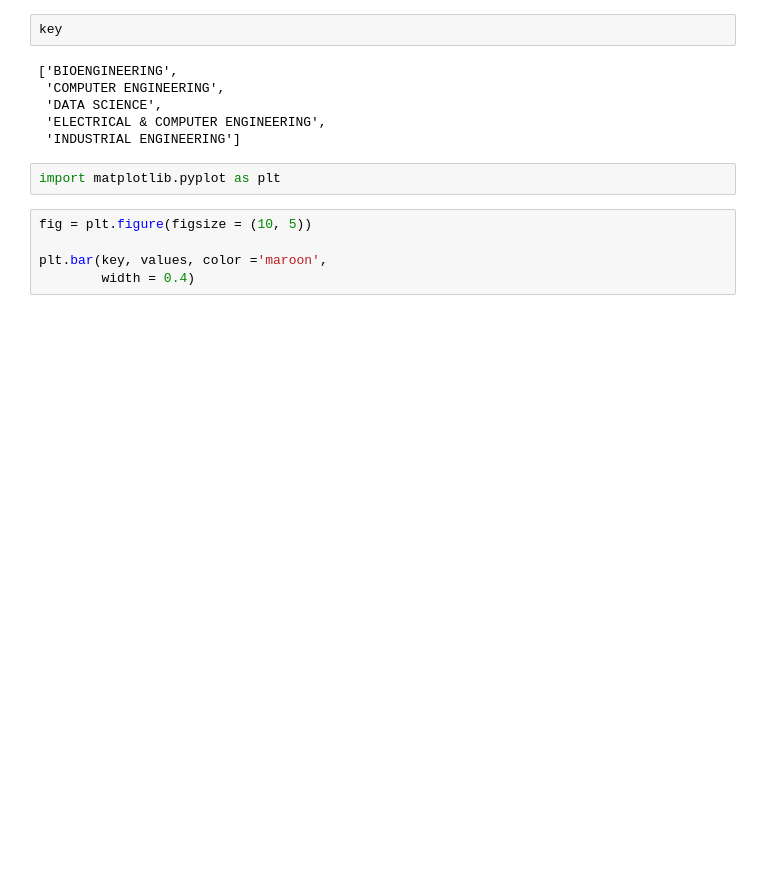
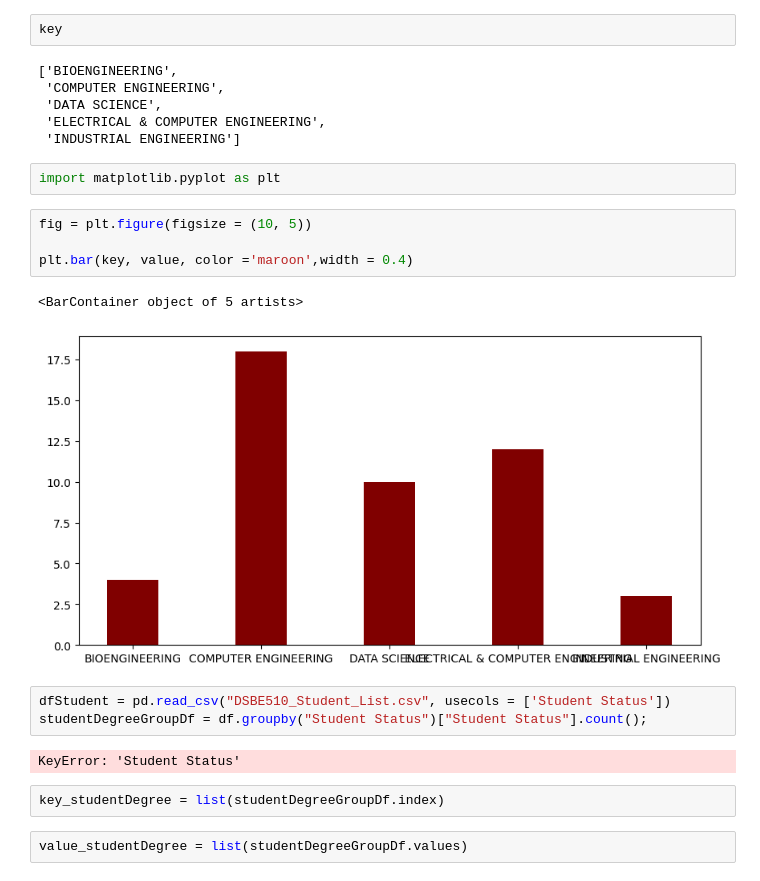
Before and after one commit to zkshbz/DSBE-510, a Jupyter notebook: InClass-Exercises-1.ipynb, the cells around one changed output. Cells and saved outputs as stored; diff of their text form; blank space fills up the shorter version.

```diff
--- a/InClass-Exercises-1.ipynb
+++ b/InClass-Exercises-1.ipynb
@@ -74,5 +74,16 @@ import matplotlib.pyplot as plt
 # %%
 fig = plt.figure(figsize = (10, 5))
 
-plt.bar(key, values, color ='maroon',
-        width = 0.4)
+plt.bar(key, value, color ='maroon',width = 0.4)
+# %% [output]
+<BarContainer object of 5 artists>
+[figure, added]
+# %%
+dfStudent = pd.read_csv("DSBE510_Student_List.csv", usecols = ['Student Status'])
+studentDegreeGroupDf = df.groupby("Student Status")["Student Status"].count();
+# %% [output]
+KeyError: 'Student Status'
+# %%
+key_studentDegree = list(studentDegreeGroupDf.index)
+# %%
+value_studentDegree = list(studentDegreeGroupDf.values)
```
Also changed, not shown: parts of 2 cells of this notebook.
